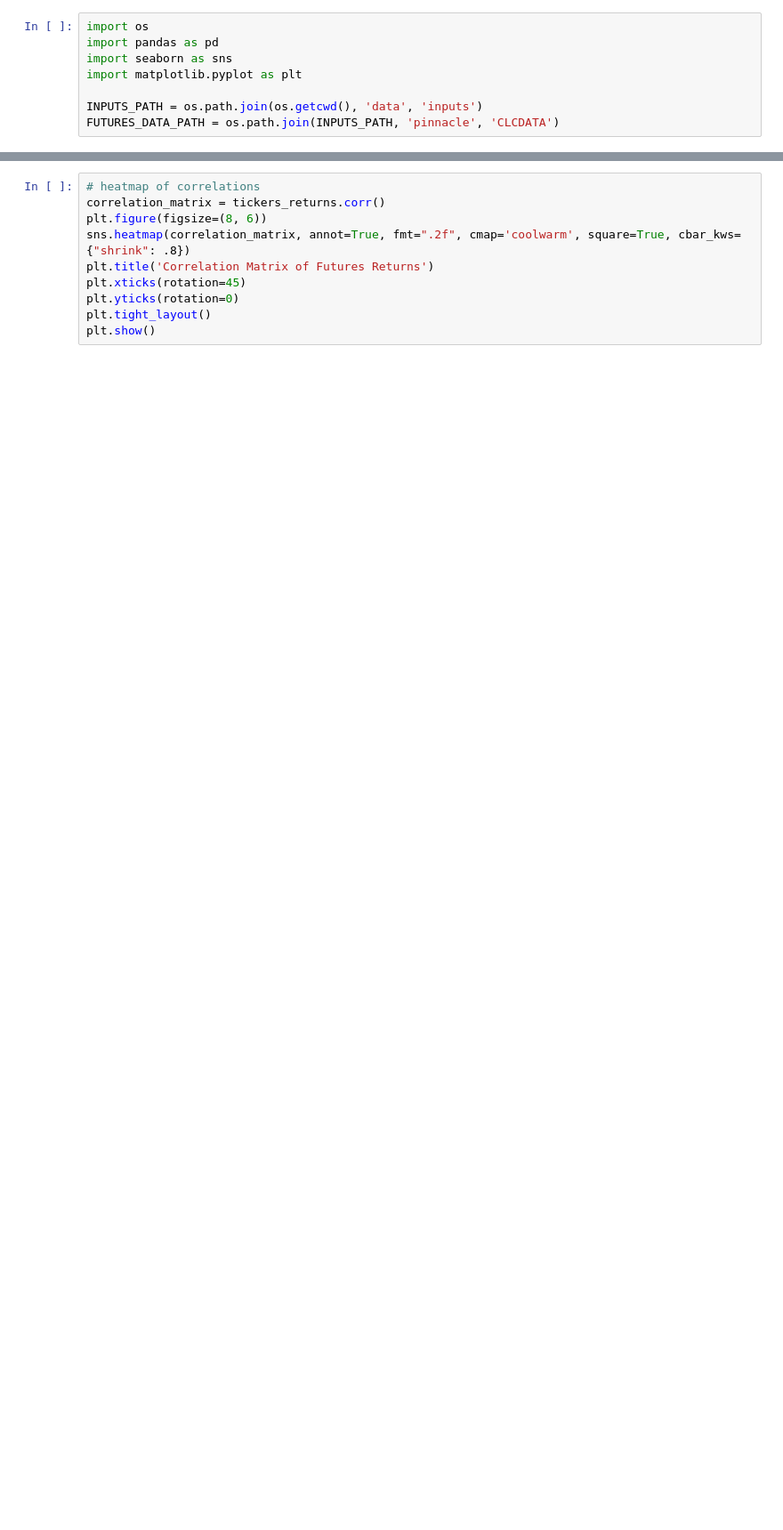
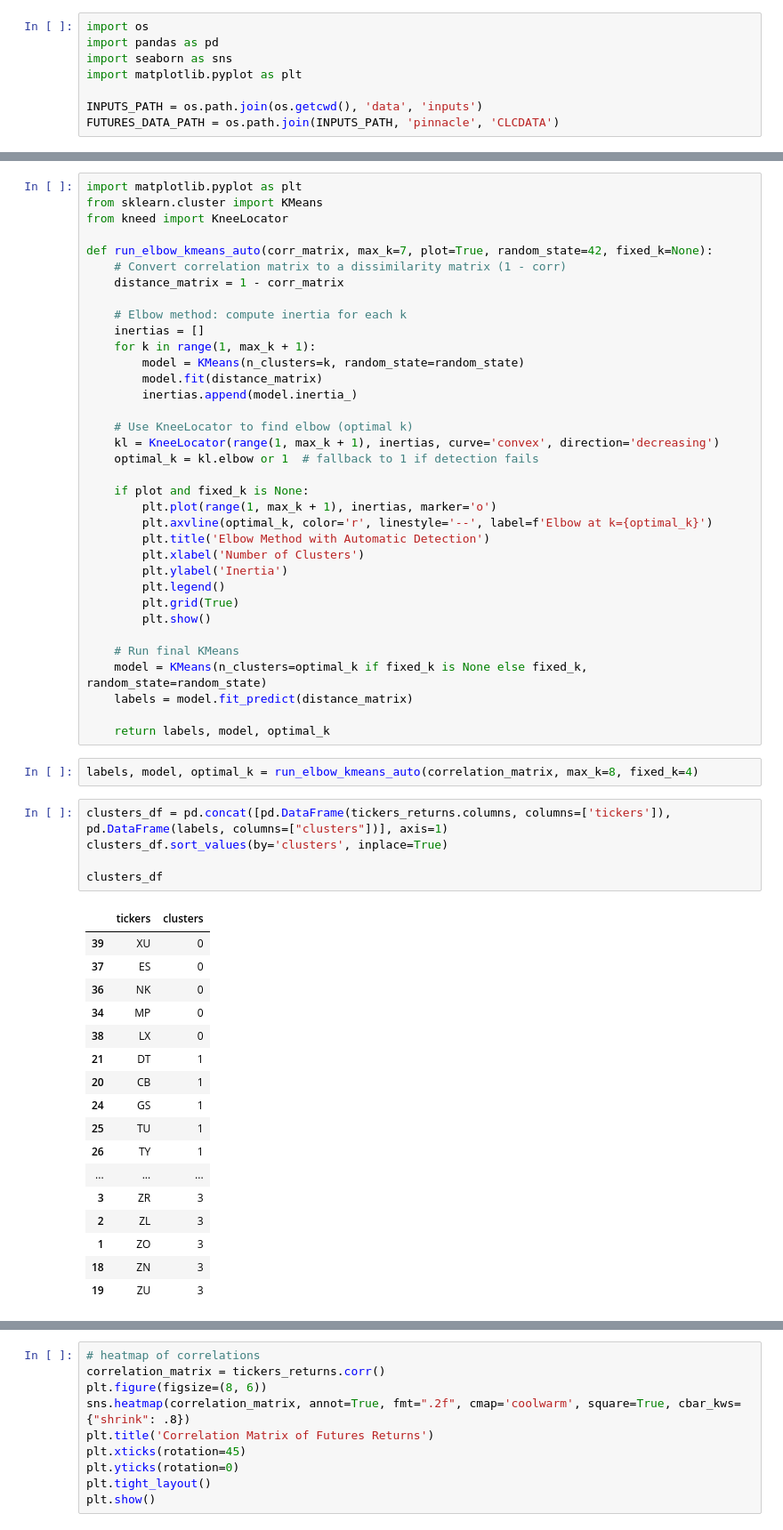
Before and after one commit to dcuoliveira/meta-learning-fin, a Jupyter notebook: src/futures_dataset_toy.ipynb, the cells around one changed output, grey strips where cells are left out. Shown at 89% size. Drawn from its saved outputs; the diff is of its cells as text; blank space fills up the shorter version.

```diff
--- a/src/futures_dataset_toy.ipynb
+++ b/src/futures_dataset_toy.ipynb
@@ -8,0 +181,60 @@ FUTURES_DATA_PATH = os.path.join(INPUTS_PATH, 'pinnacle', 'CLCDATA')
+# %%
+import matplotlib.pyplot as plt
+from sklearn.cluster import KMeans
+from kneed import KneeLocator
+
+def run_elbow_kmeans_auto(corr_matrix, max_k=7, plot=True, random_state=42, fixed_k=None):
+    # Convert correlation matrix to a dissimilarity matrix (1 - corr)
+    distance_matrix = 1 - corr_matrix
+
+    # Elbow method: compute inertia for each k
+    inertias = []
+    for k in range(1, max_k + 1):
+        model = KMeans(n_clusters=k, random_state=random_state)
+        model.fit(distance_matrix)
+        inertias.append(model.inertia_)
+
+    # Use KneeLocator to find elbow (optimal k)
+    kl = KneeLocator(range(1, max_k + 1), inertias, curve='convex', direction='decreasing')
+    optimal_k = kl.elbow or 1  # fallback to 1 if detection fails
+
+    if plot and fixed_k is None:
+        plt.plot(range(1, max_k + 1), inertias, marker='o')
+        plt.axvline(optimal_k, color='r', linestyle='--', label=f'Elbow at k={optimal_k}')
+        plt.title('Elbow Method with Automatic Detection')
+        plt.xlabel('Number of Clusters')
+        plt.ylabel('Inertia')
+        plt.legend()
+        plt.grid(True)
+        plt.show()
+
+    # Run final KMeans
+    model = KMeans(n_clusters=optimal_k if fixed_k is None else fixed_k, random_state=random_state)
+    labels = model.fit_predict(distance_matrix)
+
+    return labels, model, optimal_k
+# %%
+labels, model, optimal_k = run_elbow_kmeans_auto(correlation_matrix, max_k=8, fixed_k=4)
+# %%
+clusters_df = pd.concat([pd.DataFrame(tickers_returns.columns, columns=['tickers']), pd.DataFrame(labels, columns=["clusters"])], axis=1)
+clusters_df.sort_values(by='clusters', inplace=True)
+
+clusters_df
+# %% [output]
+|  | tickers | clusters |
+| 39 | XU | 0 |
+| 37 | ES | 0 |
+| 36 | NK | 0 |
+| 34 | MP | 0 |
+| 38 | LX | 0 |
+| 21 | DT | 1 |
+| 20 | CB | 1 |
+| 24 | GS | 1 |
+| 25 | TU | 1 |
+| 26 | TY | 1 |
+| ... | ... | ... |
+| 3 | ZR | 3 |
+| 2 | ZL | 3 |
+| 1 | ZO | 3 |
+| 18 | ZN | 3 |
+| 19 | ZU | 3 |
```
Also changed, not shown: parts of 9 cells of this notebook, 7 other files.
